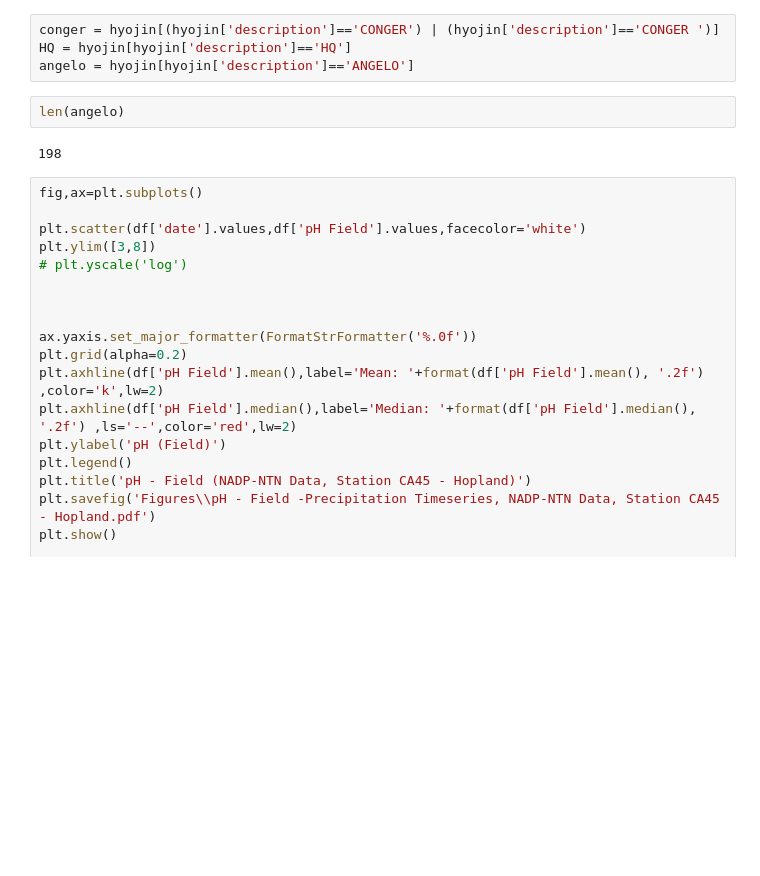
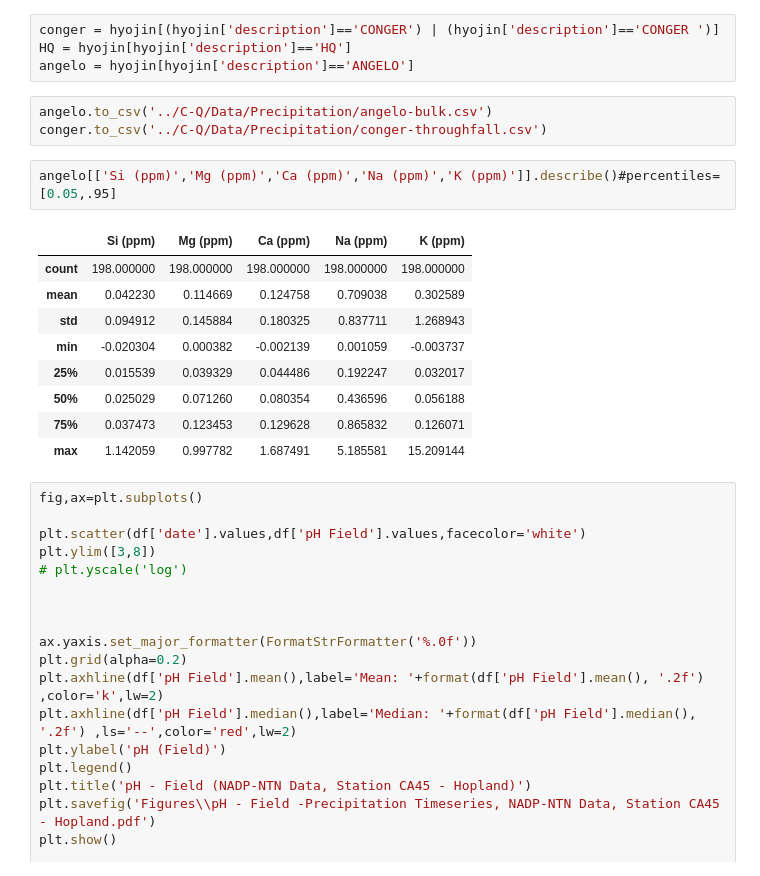
Before and after one commit to jessehahm/PrecipChemistry, a Jupyter notebook: Precip Chemistry.ipynb, the cells around one changed output. Drawn from its saved outputs; the diff is of its cells as text; blank space fills up the shorter version.

```diff
--- a/Precip Chemistry.ipynb
+++ b/Precip Chemistry.ipynb
@@ -94,10 +94,21 @@ hyojin['K (ppm)']=hyojin['K39(HR)']*39.1*1000/(10**9)
 conger = hyojin[(hyojin['description']=='CONGER') | (hyojin['description']=='CONGER ')]
 HQ = hyojin[hyojin['description']=='HQ']
 angelo = hyojin[hyojin['description']=='ANGELO']
-# %%
-len(angelo)
-# %% [output]
-198
+# %%
+angelo.to_csv('../C-Q/Data/Precipitation/angelo-bulk.csv')
+conger.to_csv('../C-Q/Data/Precipitation/conger-throughfall.csv')
+# %%
+angelo[['Si (ppm)','Mg (ppm)','Ca (ppm)','Na (ppm)','K (ppm)']].describe()#percentiles=[0.05,.95]
+# %% [output]
+|  | Si (ppm) | Mg (ppm) | Ca (ppm) | Na (ppm) | K (ppm) |
+| count | 198.000000 | 198.000000 | 198.000000 | 198.000000 | 198.000000 |
+| mean | 0.042230 | 0.114669 | 0.124758 | 0.709038 | 0.302589 |
+| std | 0.094912 | 0.145884 | 0.180325 | 0.837711 | 1.268943 |
+| min | -0.020304 | 0.000382 | -0.002139 | 0.001059 | -0.003737 |
+| 25% | 0.015539 | 0.039329 | 0.044486 | 0.192247 | 0.032017 |
+| 50% | 0.025029 | 0.071260 | 0.080354 | 0.436596 | 0.056188 |
+| 75% | 0.037473 | 0.123453 | 0.129628 | 0.865832 | 0.126071 |
+| max | 1.142059 | 0.997782 | 1.687491 | 5.185581 | 15.209144 |
 # %%
 fig,ax=plt.subplots()
 
```
